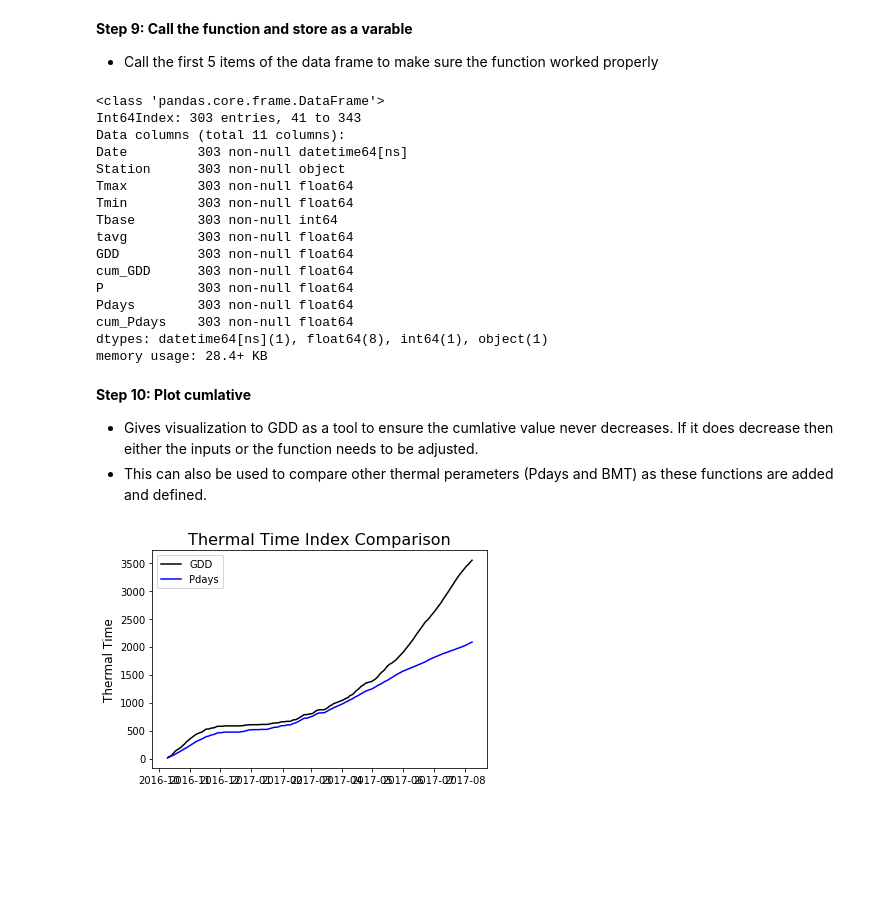
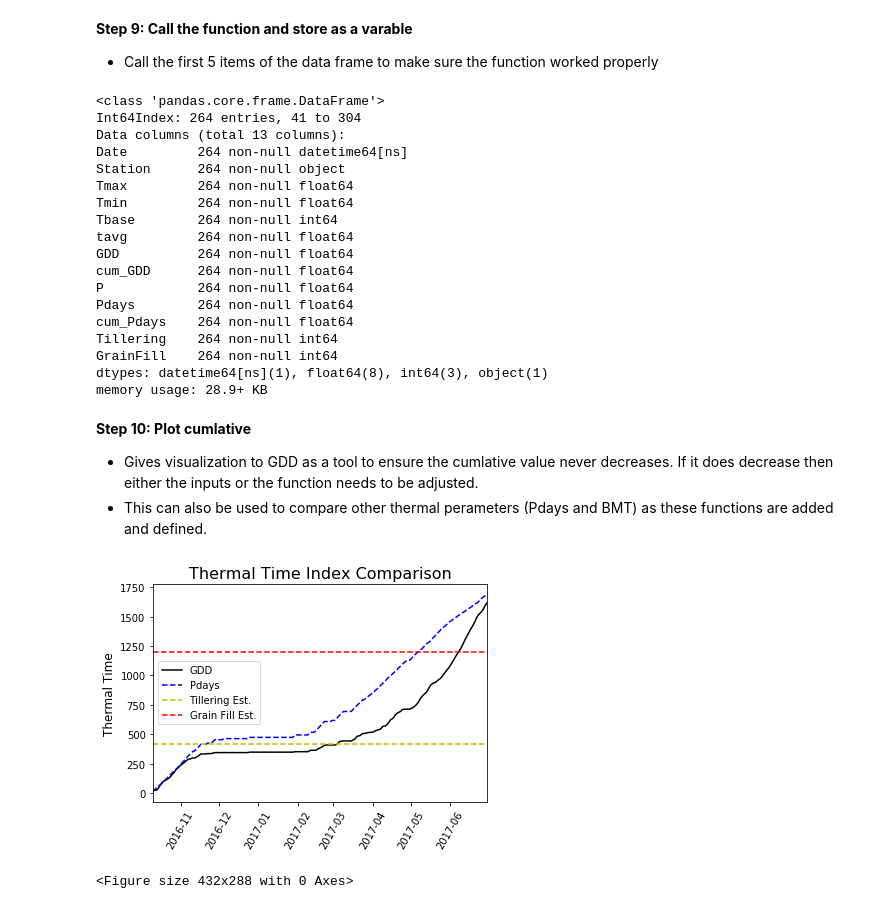
Before and after one commit to byron-evers/935_Final_Project, a Jupyter notebook: ProjectUpdate.ipynb, the cells around one changed output. Drawn from its saved outputs; the diff is of its cells as text; code cells hidden in the pictures; blank space fills up the shorter version.

```diff
--- a/ProjectUpdate.ipynb
+++ b/ProjectUpdate.ipynb
@@ -136,11 +136,11 @@ memory usage: 13.4+ KB
 # %%
 # Define inputs
 plantDate=np.datetime64('2016-10-10') #set the date your crop was planted
-harvestDate=np.datetime64('2017-09-10') #set the date your crop was planted
-tbase=0 # set the base temperature for your given crop.
+harvestDate=np.datetime64('2017-06-30') #set the date your crop was planted
+tbase=5 # set the base temperature for your given crop.
 topt=17
 tmax=31
-k= .5 # scale factor set to a value of 10
+k= .5
 # %% [markdown]
 **Step 7: Define GDD function**
 - Only uses dates between planting and harvesting
@@ -183,12 +183,12 @@ def GDD(df):
 def Pdays(df):
     df = df.drop(df[df.Date < plantDate].index)
     df = df.drop(df[df.Date > harvestDate].index)
-    T1=np.where(df.Tmin > tbase, df.Tmin, 0)
+    T1=np.where(df.Tmin > tbase, df.Tmin, tbase)
     T4=np.where(df.Tmax > 30, 30, df.Tmax)
     T2=((2*T1) + T4)/2
     T3=((2*T4) + T1)/2
     T =((df.Tmax+df.Tmin)/2)
-    df['P'] = np.where(T < topt,(k*(1-((T-topt)*2)/((topt-df.Tmin)*2))),99)
+    df['P'] = np.where(T < topt,(k*(1-((T-topt)*2)/((topt-df.Tmin)*2))),T)
     df['P'] = np.where(T > topt,(k*(1-((T-topt)*2)/((df.Tmax-topt)*2))),df.P)
     df['P'] = np.where(T < tbase,0,df.P)
     df['P'] = np.where(T > tmax,0,df.P)
@@ -200,26 +200,30 @@ def Pdays(df):
 - Call the first 5 items of the data frame to make sure the function worked properly
 # %%
 df = GDD(df)
-df =Pdays(df)
-df.head(5)
+df = Pdays(df)
+# Add stage predictor GDD for reference
+df['Tillering']=420
+df['GrainFill']=1200
 df.info()
 # %% [output]
 <class 'pandas.core.frame.DataFrame'>
-Int64Index: 303 entries, 41 to 343
-Data columns (total 11 columns):
-Date         303 non-null datetime64[ns]
-Station      303 non-null object
-Tmax         303 non-null float64
-Tmin         303 non-null float64
-Tbase        303 non-null int64
-tavg         303 non-null float64
-GDD          303 non-null float64
-cum_GDD      303 non-null float64
-P            303 non-null float64
-Pdays        303 non-null float64
-cum_Pdays    303 non-null float64
-dtypes: datetime64[ns](1), float64(8), int64(1), object(1)
-memory usage: 28.4+ KB
+Int64Index: 264 entries, 41 to 304
+Data columns (total 13 columns):
+Date         264 non-null datetime64[ns]
+Station      264 non-null object
+Tmax         264 non-null float64
+Tmin         264 non-null float64
+Tbase        264 non-null int64
+tavg         264 non-null float64
+GDD          264 non-null float64
+cum_GDD      264 non-null float64
+P            264 non-null float64
+Pdays        264 non-null float64
+cum_Pdays    264 non-null float64
+Tillering    264 non-null int64
+GrainFill    264 non-null int64
+dtypes: datetime64[ns](1), float64(8), int64(3), object(1)
+memory usage: 28.9+ KB
 # %% [markdown]
 **Step 10: Plot cumlative**
 - Gives visualization to GDD as a tool to ensure the cumlative value never decreases. If it does decrease then either the inputs or the function needs to be adjusted.
@@ -229,11 +231,22 @@ memory usage: 28.4+ KB
 # %%
-#df.cum_GDD.plot(title='2017-2018 Cumlative GDD')
-#df.set_index(df.Date, inplace=True)
+import matplotlib.dates as mdates
+# plot thermal indices
 plt.plot(df.Date, df.cum_GDD, 'k')
-plt.plot(df.Date, df.cum_Pdays, 'b')
+plt.plot(df.Date, df.cum_Pdays, '--b')
+
+#plot stage prediction lines
+plt.plot(df.Date, df.Tillering, '--y')
+plt.plot(df.Date, df.GrainFill, '--r')
+
+#edit figure
 plt.title('Thermal Time Index Comparison', size=16)
 plt.ylabel('Thermal Time', size=12)
-plt.legend(['GDD','Pdays'])
+plt.legend(['GDD','Pdays','Tillering Est.', 'Grain Fill Est.'])
+plt.autoscale(enable=True, axis='x', tight=True)
+#plt.gca().xaxis.set_major_formatter(mdates.DateFormatter('%m-%d'))
+plt.xticks(rotation=60)
 plt.show()
+plt.savefig('GDDvsPday.png', dpi=2000)
 # %% [output]
-[figure, old version]
+[figure, new version]
+<Figure size 432x288 with 0 Axes>
```
Also changed, not shown: parts of 3 cells of this notebook, 3 other files.
